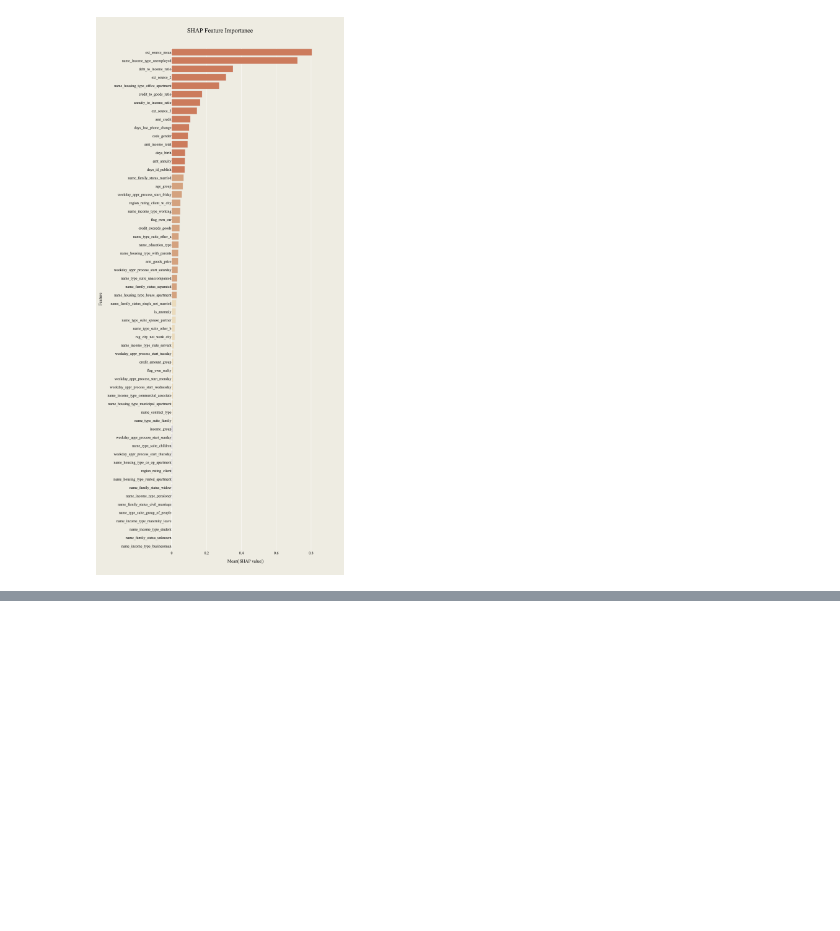
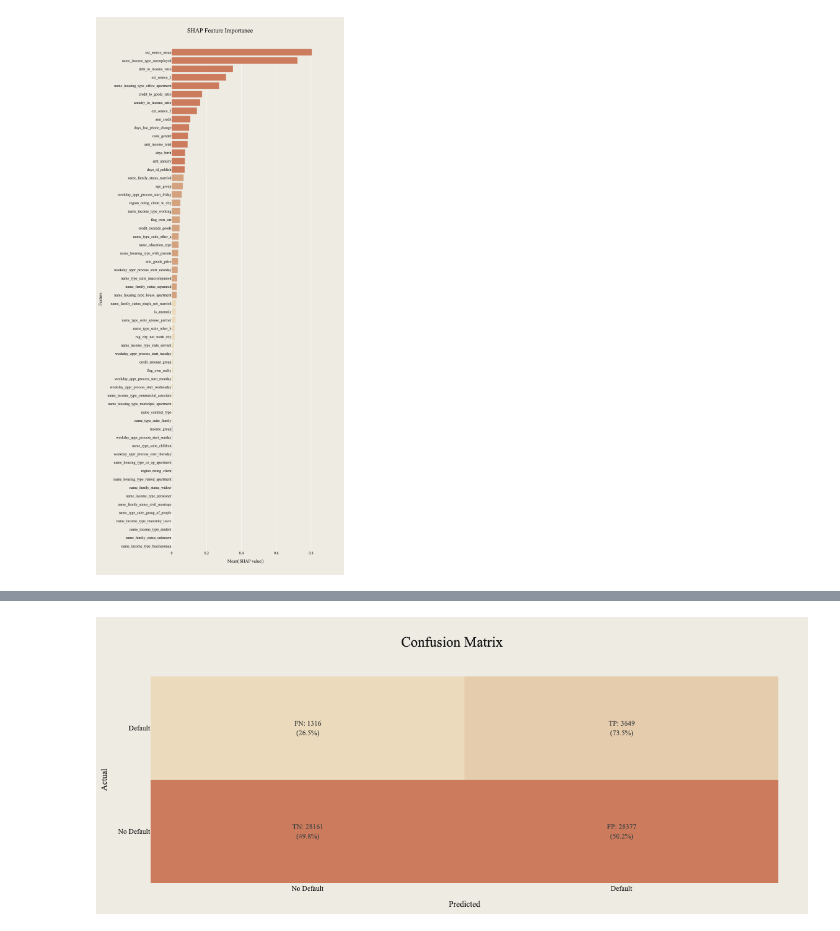
Before and after one commit to vytautas-bunevicius/retail-bank-risk-evaluation, a Jupyter notebook: notebooks/05_model_training_and_evaluation.ipynb, the cells around one changed output, grey strips where cells are left out. Drawn from its saved outputs; the diff is of its cells as text; code cells hidden in the pictures; blank space fills up the shorter version.

```diff
--- a/notebooks/05_model_training_and_evaluation.ipynb
+++ b/notebooks/05_model_training_and_evaluation.ipynb
@@ -454,0 +695,4 @@ These features are a starting point and can be refined based on further analysis
+# %%
+Image(filename="../images/model_performance/xgboost_confusion_matrix.png")
+# %% [output]
+[figure, added]
```
Also changed, not shown: parts of 23 cells of this notebook, 7 other files.
